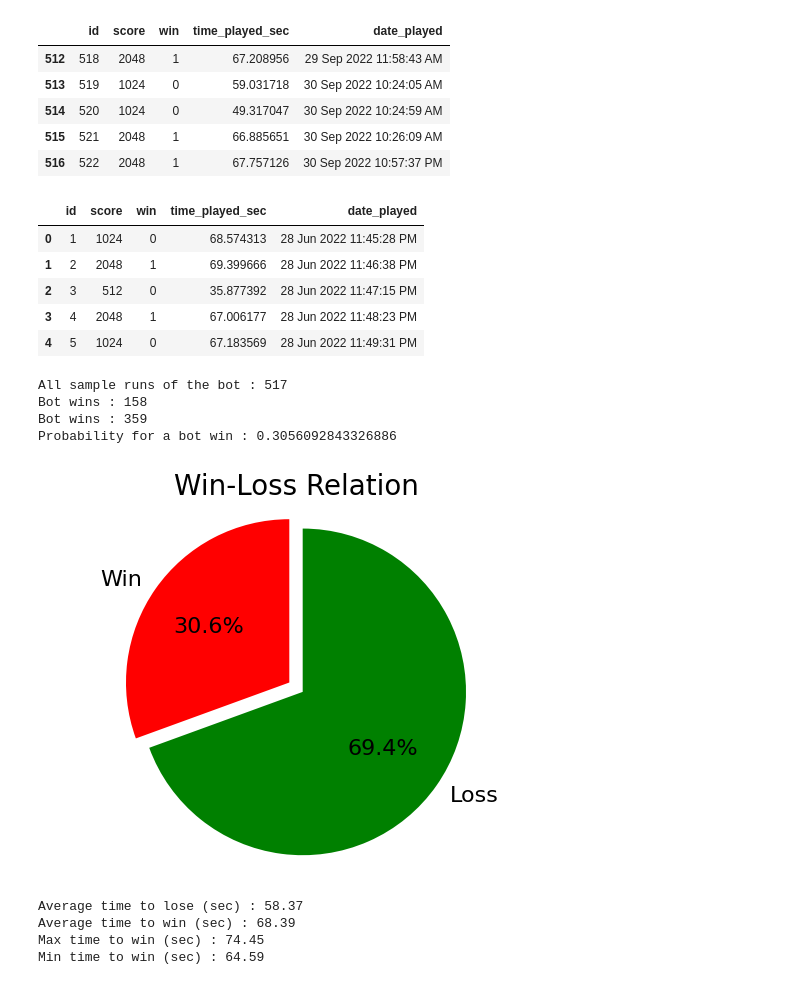
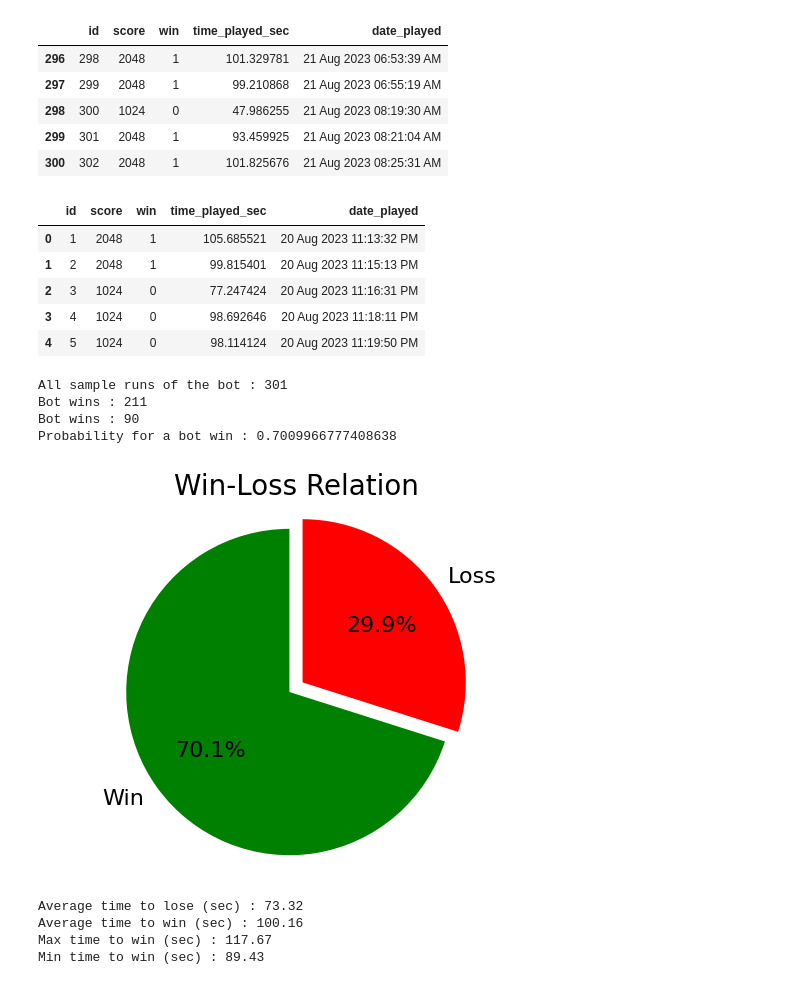
Before and after one commit to chizo4/2048-intelligent-bot, a Jupyter notebook: code/notebook/bot_notebook.ipynb, the cells around one changed output. Drawn from its saved outputs; the diff is of its cells as text; code cells hidden in the pictures.

```diff
--- a/code/notebook/bot_notebook.ipynb
+++ b/code/notebook/bot_notebook.ipynb
@@ -29,28 +25,28 @@ HTML("""
 """)
 # %%
 # Create the dataframe for the database records.
-db = sqlite3.connect('../db/bot_records.db')
-df = pd.read_sql_query("SELECT * FROM bot_records", db)
+db = sqlite3.connect('../db/bot_records_2023.db')
+df = pd.read_sql_query("SELECT * FROM bot_records_2023", db)
 # %%
 # Show the latest 5 records.
 df.tail(5)
 # %% [output]
 |  | id | score | win | time_played_sec | date_played |
-| 512 | 518 | 2048 | 1 | 67.208956 | 29 Sep 2022 11:58:43 AM |
-| 513 | 519 | 1024 | 0 | 59.031718 | 30 Sep 2022 10:24:05 AM |
-| 514 | 520 | 1024 | 0 | 49.317047 | 30 Sep 2022 10:24:59 AM |
-| 515 | 521 | 2048 | 1 | 66.885651 | 30 Sep 2022 10:26:09 AM |
-| 516 | 522 | 2048 | 1 | 67.757126 | 30 Sep 2022 10:57:37 PM |
+| 296 | 298 | 2048 | 1 | 101.329781 | 21 Aug 2023 06:53:39 AM |
+| 297 | 299 | 2048 | 1 | 99.210868 | 21 Aug 2023 06:55:19 AM |
+| 298 | 300 | 1024 | 0 | 47.986255 | 21 Aug 2023 08:19:30 AM |
+| 299 | 301 | 2048 | 1 | 93.459925 | 21 Aug 2023 08:21:04 AM |
+| 300 | 302 | 2048 | 1 | 101.825676 | 21 Aug 2023 08:25:31 AM |
 # %%
 # Show the initial 5 records.
 df.head(5)
 # %% [output]
 |  | id | score | win | time_played_sec | date_played |
-| 0 | 1 | 1024 | 0 | 68.574313 | 28 Jun 2022 11:45:28 PM |
-| 1 | 2 | 2048 | 1 | 69.399666 | 28 Jun 2022 11:46:38 PM |
-| 2 | 3 | 512 | 0 | 35.877392 | 28 Jun 2022 11:47:15 PM |
-| 3 | 4 | 2048 | 1 | 67.006177 | 28 Jun 2022 11:48:23 PM |
-| 4 | 5 | 1024 | 0 | 67.183569 | 28 Jun 2022 11:49:31 PM |
+| 0 | 1 | 2048 | 1 | 105.685521 | 20 Aug 2023 11:13:32 PM |
+| 1 | 2 | 2048 | 1 | 99.815401 | 20 Aug 2023 11:15:13 PM |
+| 2 | 3 | 1024 | 0 | 77.247424 | 20 Aug 2023 11:16:31 PM |
+| 3 | 4 | 1024 | 0 | 98.692646 | 20 Aug 2023 11:18:11 PM |
+| 4 | 5 | 1024 | 0 | 98.114124 | 20 Aug 2023 11:19:50 PM |
 # %%
 # Calculate the probability of bot winning a game.
 df_win = df[df['win']==1]
@@ -61,23 +57,23 @@ print(f'Bot wins : {len(df_win)}')
 print(f'Bot wins : {len(df_loss)}')
 print(f'Probability for a bot win : {win_prob}')
 # %% [output]
-All sample runs of the bot : 517
-Bot wins : 158
-Bot wins : 359
-Probability for a bot win : 0.3056092843326886
+All sample runs of the bot : 301
+Bot wins : 211
+Bot wins : 90
+Probability for a bot win : 0.7009966777408638
 # %%
 # Pie chart for win-loss relation.
 labels = ('Win', 'Loss')
 results = [len(df_win), len(df_loss)]
-colors = ['red', 'green']
+colors = ['green', 'red']
 explode = (0, 0.1)
 fig1, ax = plt.subplots()
 ax.pie(results, labels=labels, explode=explode, autopct='%1.1f%%', startangle=90, colors=colors, textprops={'fontsize':16})
 ax.axis('equal')
 plt.title('Win-Loss Relation', fontsize=20)
 plt.show()
 # %% [output]
-[figure, old version]
+[figure, new version]
 # %%
 # Runtime analysis in seconds (reference: tests were run on a device with M1 chip).
 avg_time_l = df_loss['time_played_sec'].mean()
@@ -89,10 +85,10 @@ print(f'Average time to win (sec) : {avg_time_w:.2f}')
 print(f'Max time to win (sec) : {max_time_w:.2f}')
 print(f'Min time to win (sec) : {min_time_w:.2f}')
 # %% [output]
-Average time to lose (sec) : 58.37
-Average time to win (sec) : 68.39
-Max time to win (sec) : 74.45
-Min time to win (sec) : 64.59
+Average time to lose (sec) : 73.32
+Average time to win (sec) : 100.16
+Max time to win (sec) : 117.67
+Min time to win (sec) : 89.43
 # %%
 # Bar charts for the recorded times played.
 plt.figure(dpi=150)
```
Also changed, not shown: parts of 6 cells of this notebook, 1 other file.
